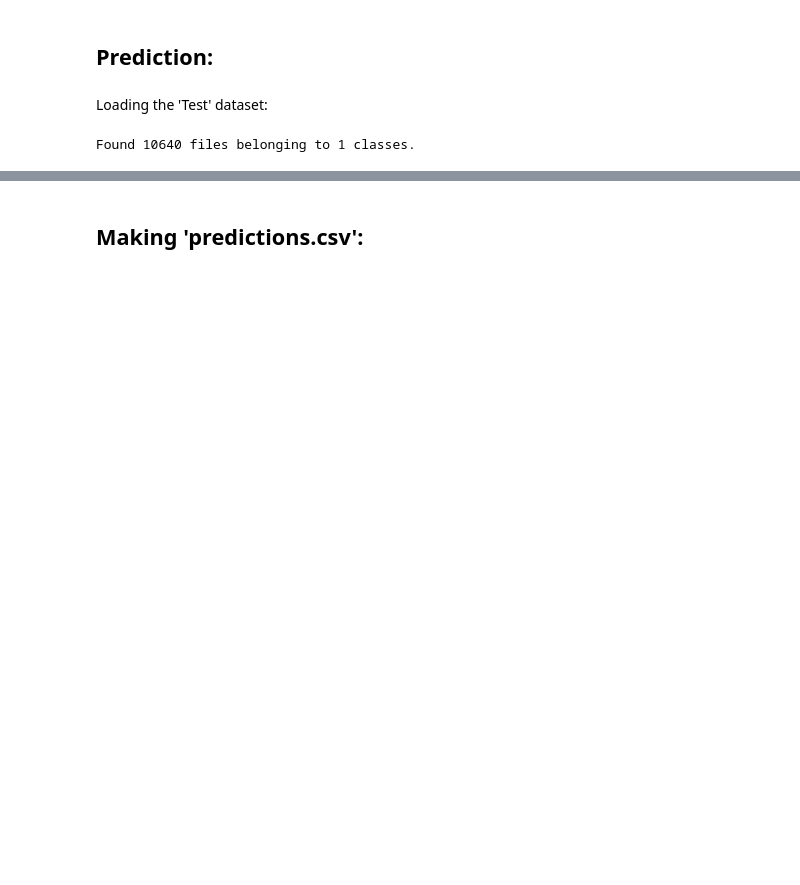
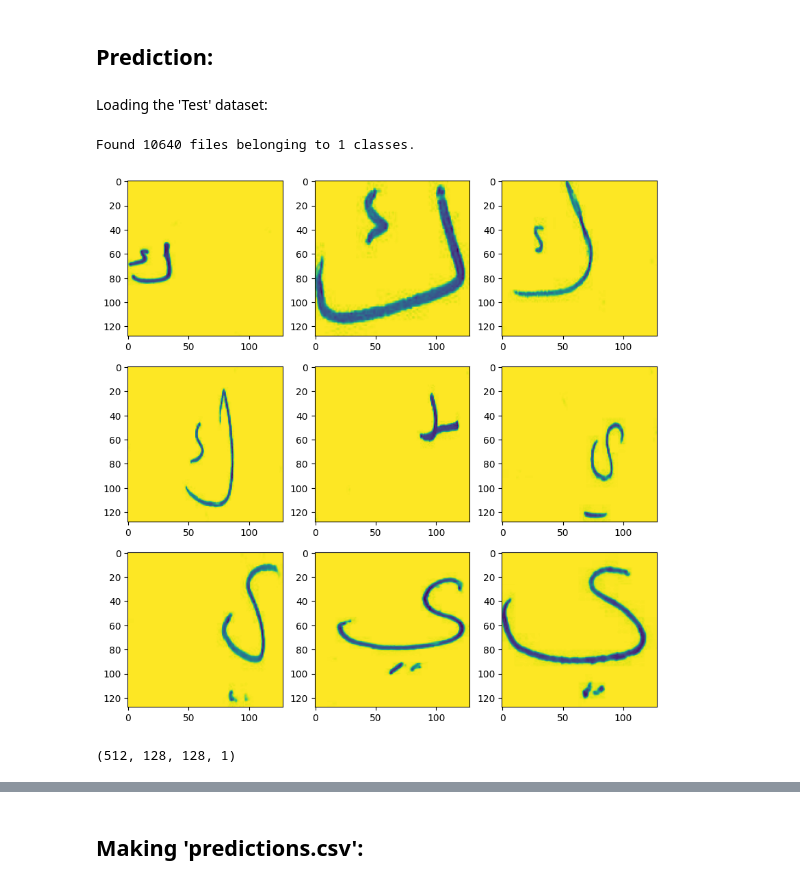
Before and after one commit to 37743/37743, a Jupyter notebook: nn-arabic-handwriting-320210207.ipynb, the cells around one changed output, grey strips where cells are left out. Drawn from its saved outputs; the diff is of its cells as text; code cells hidden in the pictures; blank space fills up the shorter version.

```diff
--- a/nn-arabic-handwriting-320210207.ipynb
+++ b/nn-arabic-handwriting-320210207.ipynb
@@ -50,7 +53,7 @@ datasets = ['/kaggle/input/arabic-letters-classification/Final_Arabic_Alpha_data
             '/kaggle/input/arabic-letters-classification/Final_Arabic_Alpha_dataset/Final_Arabic_Alpha_dataset/test']
 NUM_CLASS = 65
 IMAGE_SIZE = (128, 128)
-BATCH_SIZE = 64
+BATCH_SIZE = 512
 SEED = 43
 LABEL_NAMES = [i for i in range(NUM_CLASS)]
 # %% [markdown]
@@ -69,6 +72,7 @@ train_images = tf.keras.utils.image_dataset_from_directory(
     color_mode="grayscale",
     label_mode="categorical",
     subset="training",
+    shuffle=True,
     seed=SEED,
     image_size=IMAGE_SIZE,
     batch_size=BATCH_SIZE)
@@ -207,5 +231,19 @@ test_images = tf.keras.utils.image_dataset_from_directory(
 # %% [output]
 Found 10640 files belonging to 1 classes.
+# %%
+plt.figure(figsize=(10, 10))
+for images in test_images.take(1): # Takes a batch and shows the first 9 images
+    for i in range(9):
+        ax = plt.subplot(3, 3, i + 1)
+        plt.imshow(images[i].numpy().astype("uint8"))
+# %% [output]
+[figure, added]
+# %%
+for images in test_images:
+    print(images.shape)
+    break
+# %% [output]
+(512, 128, 128, 1)
 # %%
 predictions = model.predict(test_images)
 # %% [output]
```
Also changed, not shown: parts of 27 cells of this notebook.
